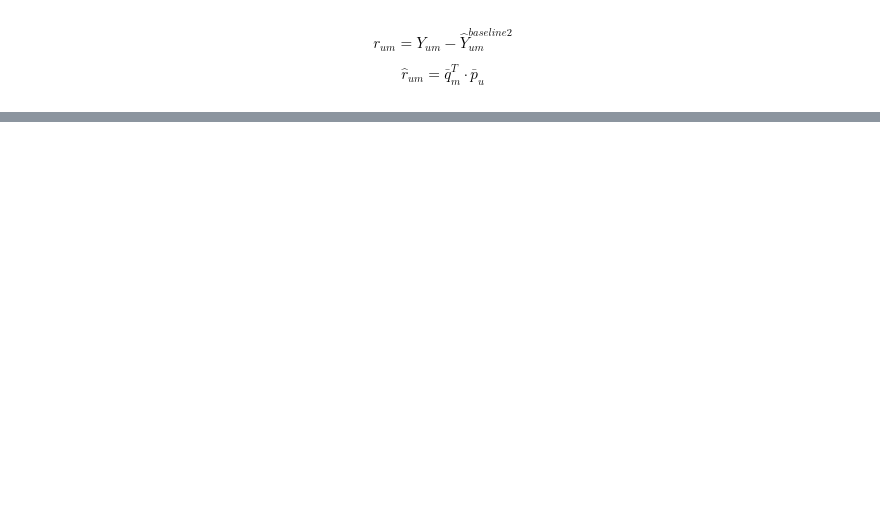
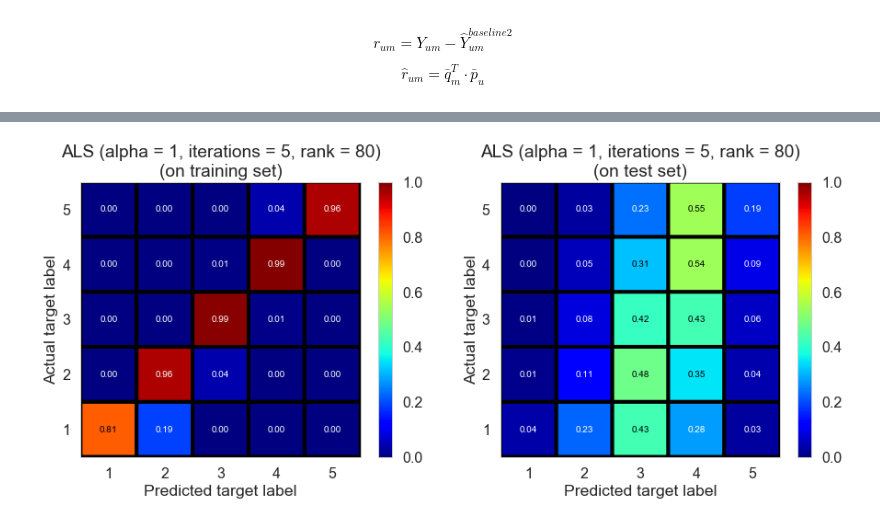
Before and after one commit to xuwd11/Recommender_Systems, a Jupyter notebook: 04_predictive_modeling.ipynb, the cells around one changed output, grey strips where cells are left out. Saved outputs shown, nothing was run; the diff lists cells and outputs as text; code cells hidden in the pictures; blank space fills up the shorter version.

```diff
--- a/04_predictive_modeling.ipynb
+++ b/04_predictive_modeling.ipynb
@@ -79,7 +79,7 @@ def plot_cm(cm, title='', file_name=None):
         pc.update_scalarmappable()
         for p, value in zip(pc.get_paths(), pc.get_array()):
             x, y = p.vertices[:-2, :].mean(0)
-            if value >= 0.3:
+            if value >= 0.3 and value <= 0.85:
                 color = (0.0, 0.0, 0.0)
             else:
                 color = (1.0, 1.0, 1.0)
@@ -104,8 +104,9 @@ class BaselineMean(BaseEstimator):
         self._user_id_dict = {self._user_id_array[i]:i for i in range(len(self._user_id_array))}
         self._bus_id_array = np.unique(X[:, 1])
         self._bus_id_dict = {self._bus_id_array[i]:i for i in range(len(self._bus_id_array))}
-        self.u_num = len(self._user_id_array)
-        self.m_num = len(self._bus_id_array)
+        self.n_u = len(self._user_id_array)
+        self.n_m = len(self._bus_id_array)
+        self.n_bp = self.n_u + self.n_m + 1
         return self
 
     def _transform_id2index(self, X):
@@ -162,7 +163,6 @@ class BaselineMean(BaseEstimator):
         return self.mean_global * np.ones(len(X))
 
     def _predict_baseline(self, X):
-        X = self._transform_id2index(X)
         y_pred = np.zeros(len(X))
         no_missing = np.logical_and(X[:, 0] != -1, X[:, 1] != -1)
         user_missing = np.logical_and(X[:, 0] == -1, X[:, 1] != -1)
@@ -175,6 +175,7 @@ class BaselineMean(BaseEstimator):
         return y_pred
 
     def _predict_regression(self, X):
+        X = self._transform_id2index(X)
         return self._predict_baseline(X)
 
     def _predict_classification(self, X):
@@ -446,0 +533,19 @@ ALS(alpha=0, classification=False, iterations=5, lambda_=0, rank=10)
+# %%
+alpha = best_alpha1
+iterations = 5
+rank = 80
+
+als = ALS(alpha=alpha, iterations=iterations, rank=rank).fit(X_train, y_train)
+# %%
+y_pred_train_label = als.predict(X_train, classification=True)
+y_pred_test_label = als.predict(X_test, classification=True)
+
+plt.figure(figsize=(15, 5.5))
+plt.subplot(1, 2, 1)
+plot_cm(confusion_matrix(y_train, y_pred_train_label), 'ALS (alpha = {}, iterations = {}, rank = {})\n(on training set)'.\
+        format(alpha, iterations, rank))
+plt.subplot(1, 2, 2)
+plot_cm(confusion_matrix(y_test, y_pred_test_label), 'ALS (alpha = {}, iterations = {}, rank = {})\n(on test set)'.\
+        format(alpha, iterations, rank))
+# %% [output]
+[figure, added]
```
Also changed, not shown: parts of 15 cells of this notebook.
